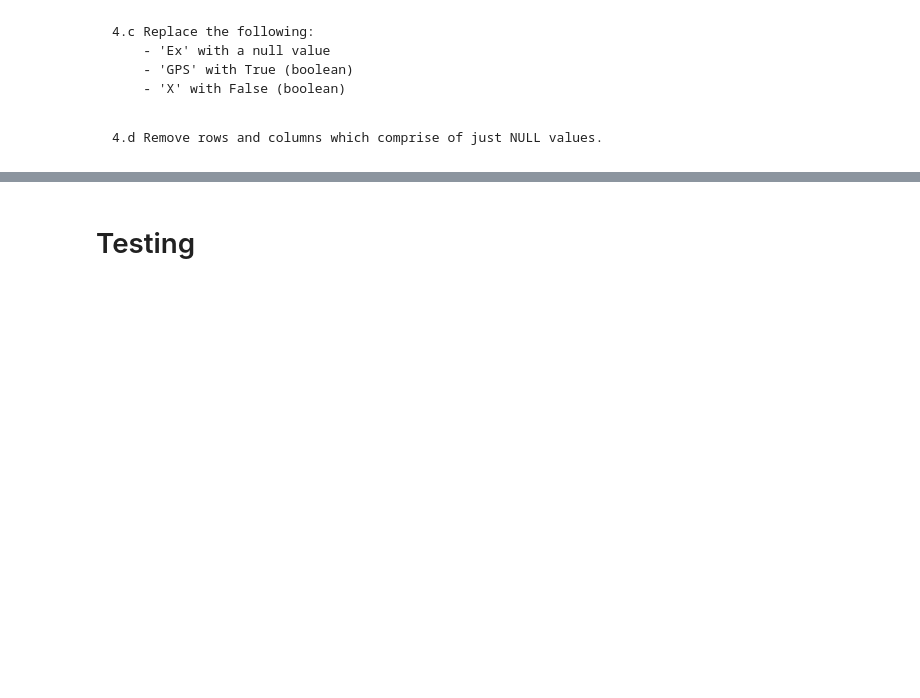
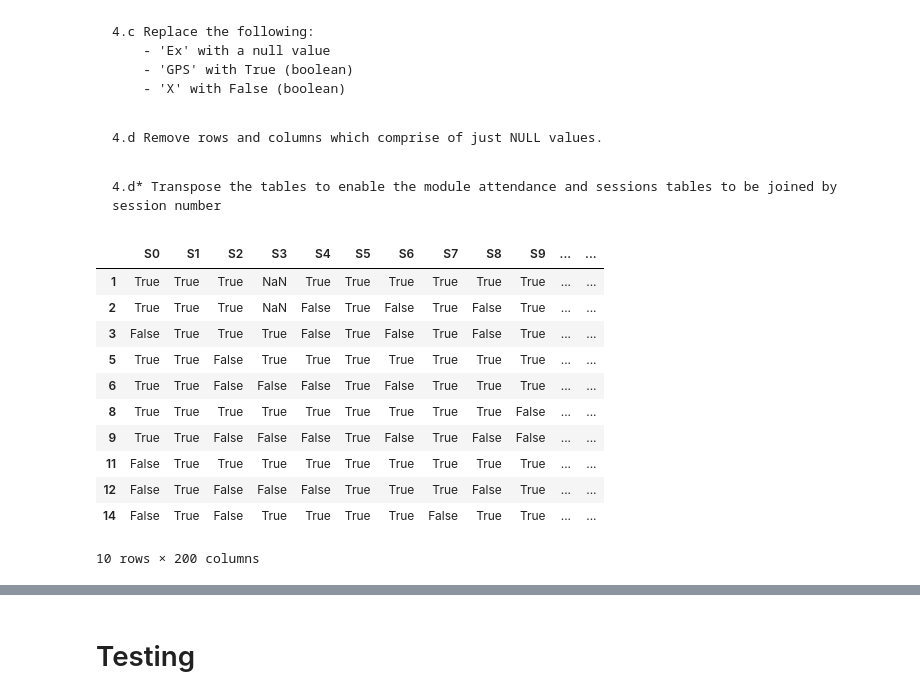
Before and after one commit to DeraUchenwoke/DataScienceProjects22, a Jupyter notebook: main/2022Coursework/CW_Preprocessing.ipynb, the cells around one changed output, grey strips where cells are left out. Drawn from its saved outputs; the diff is of its cells as text; code cells hidden in the pictures; blank space fills up the shorter version.

```diff
--- a/main/2022Coursework/CW_Preprocessing.ipynb
+++ b/main/2022Coursework/CW_Preprocessing.ipynb
@@ -149,0 +229,28 @@ dfCOA122Clean
+# %% [markdown]
+    4.d* Transpose the tables to enable the module attendance and sessions tables to be joined by session number
+# %%
+dfCOA111Transpose = dfCOA111Clean.transpose()
+dfCOA111Transpose = dfCOA111Clean.transpose()
+dfCOA111Transpose.drop(['SID'], axis = 0, inplace = True)
+dfCOA111Transpose['Session_Number'] = dfCOA111Transpose.index
+dfCOA111Transpose = dfCOA111Transpose.add_prefix('S')
+dfCOA111Transpose.rename (
+    columns = {
+        'SSession_Number':'Session_Number'
+    },
+    inplace = True
+)
+dfCOA111Transpose
+# %% [output]
+|  | S0 | S1 | S2 | S3 | S4 | S5 | S6 | S7 | S8 | S9 | ... | ... |
+| 1 | True | True | True | NaN | True | True | True | True | True | True | ... | ... |
+| 2 | True | True | True | NaN | False | True | False | True | False | True | ... | ... |
+| 3 | False | True | True | True | False | True | False | True | False | True | ... | ... |
+| 5 | True | True | False | True | True | True | True | True | True | True | ... | ... |
+| 6 | True | True | False | False | False | True | False | True | True | True | ... | ... |
+| 8 | True | True | True | True | True | True | True | True | True | False | ... | ... |
+| 9 | True | True | False | False | False | True | False | True | False | False | ... | ... |
+| 11 | False | True | True | True | True | True | True | True | True | True | ... | ... |
+| 12 | False | True | False | False | False | True | True | True | False | True | ... | ... |
+| 14 | False | True | False | True | True | True | True | False | True | True | ... | ... |
+10 rows × 200 columns
```
Also changed, not shown: parts of 11 cells of this notebook, 1 other file.
